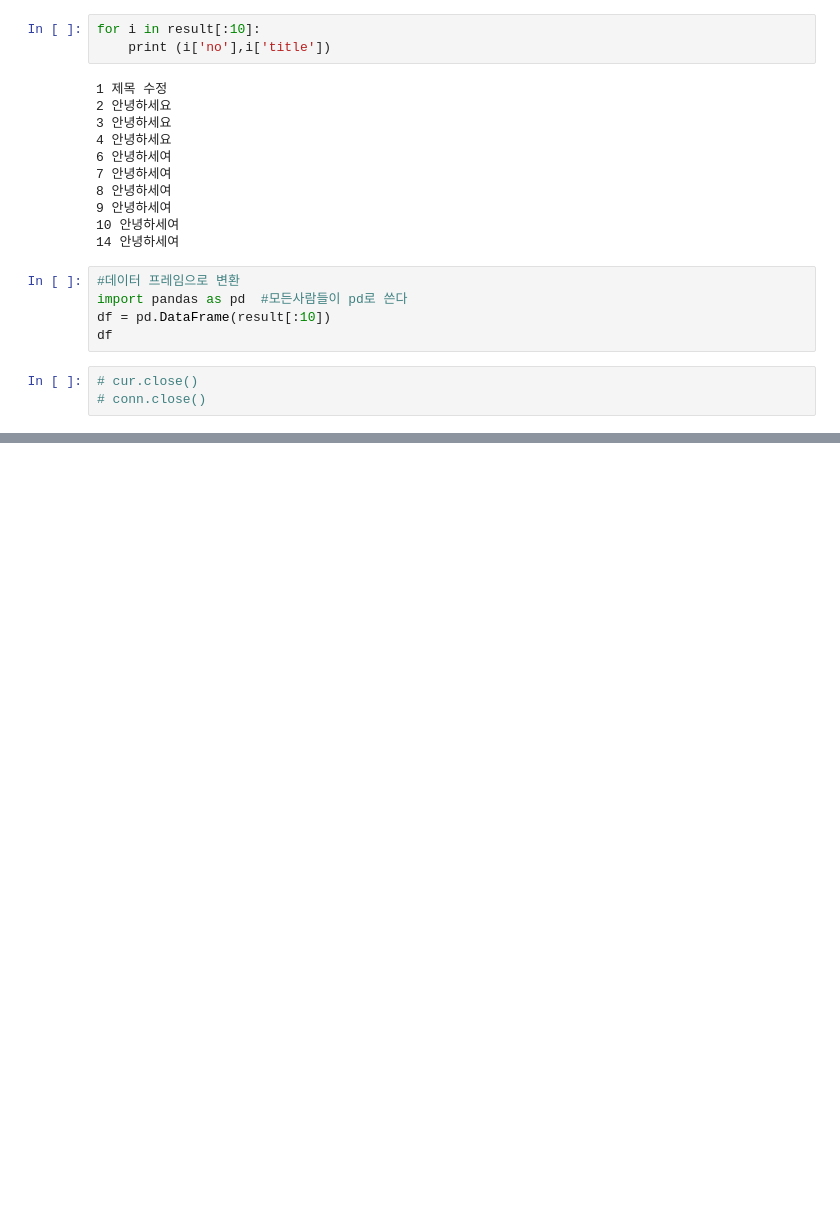
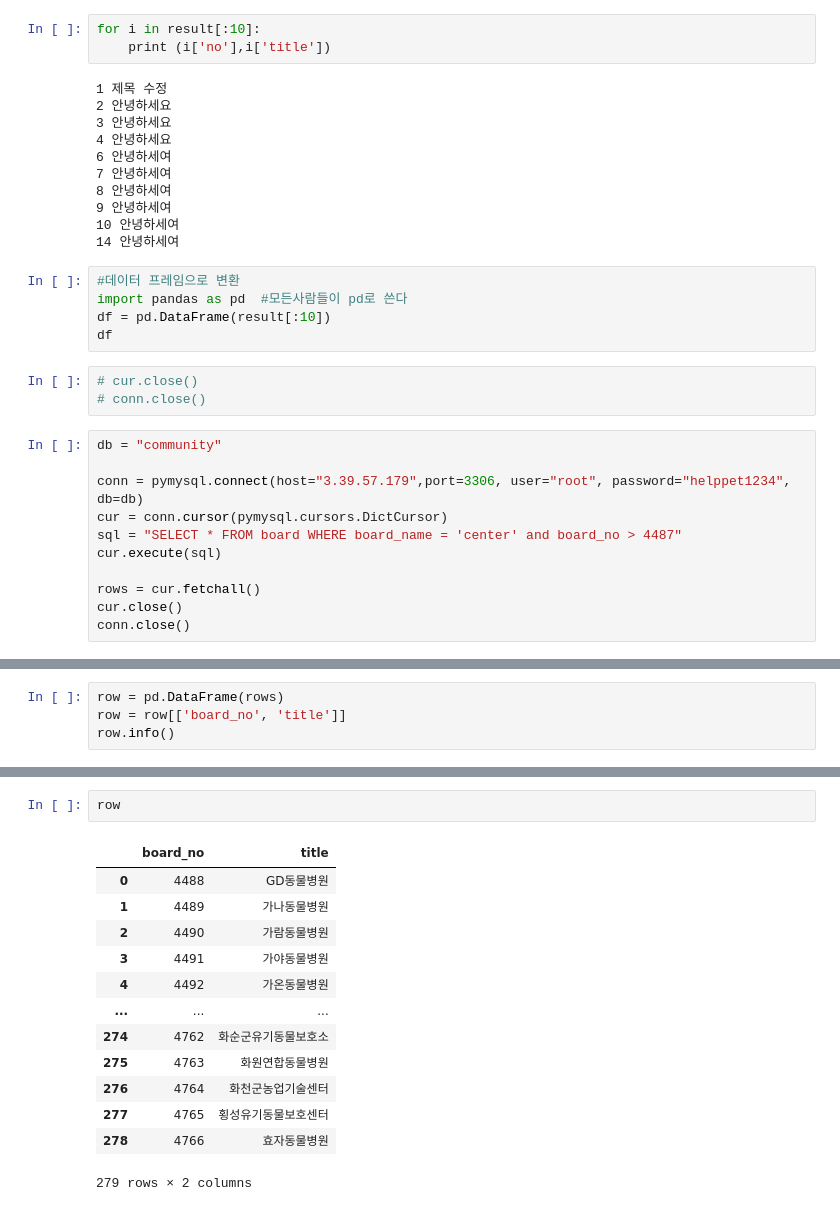
Before and after one commit to saparian0304/tjoeunacademy_test, a Jupyter notebook: jupyter/연습/커뮤니티 크롤링.ipynb, the cells around one changed output, grey strips where cells are left out. Saved outputs shown, nothing was run; the diff lists cells and outputs as text; blank space fills up the shorter version.

```diff
--- a/jupyter/연습/커뮤니티 크롤링.ipynb
+++ b/jupyter/연습/커뮤니티 크롤링.ipynb
@@ -319,3 +319,14 @@ df
 # %%
 # cur.close()
 # conn.close()
+# %%
+db = "community"
+
+conn = pymysql.connect(host="3.39.57.179",port=3306, user="root", password="helppet1234", db=db)
+cur = conn.cursor(pymysql.cursors.DictCursor)
+sql = "SELECT * FROM board WHERE board_name = 'center' and board_no > 4487"
+cur.execute(sql)
+
+rows = cur.fetchall()
+cur.close()
+conn.close()
@@ -321,0 +353,4 @@ df
+# %%
+row = pd.DataFrame(rows)
+row = row[['board_no', 'title']]
+row.info()
@@ -321,0 +521,16 @@ df
+# %%
+row
+# %% [output]
+|  | board_no | title |
+| 0 | 4488 | GD동물병원 |
+| 1 | 4489 | 가나동물병원 |
+| 2 | 4490 | 가람동물병원 |
+| 3 | 4491 | 가야동물병원 |
+| 4 | 4492 | 가온동물병원 |
+| ... | ... | ... |
+| 274 | 4762 | 화순군유기동물보호소 |
+| 275 | 4763 | 화원연합동물병원 |
+| 276 | 4764 | 화천군농업기술센터 |
+| 277 | 4765 | 횡성유기동물보호센터 |
+| 278 | 4766 | 효자동물병원 |
+279 rows × 2 columns
```
Also changed, not shown: parts of 15 cells of this notebook, 7 other files.
